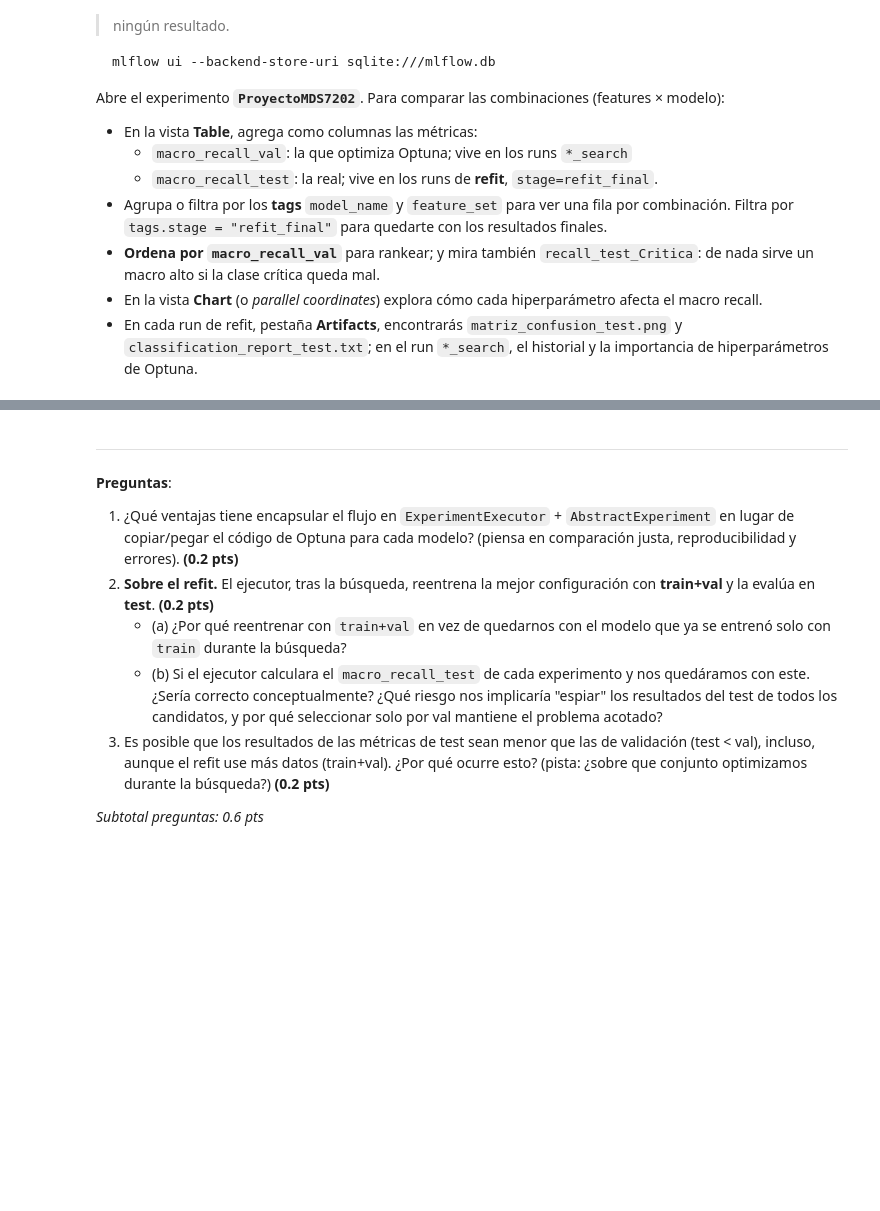
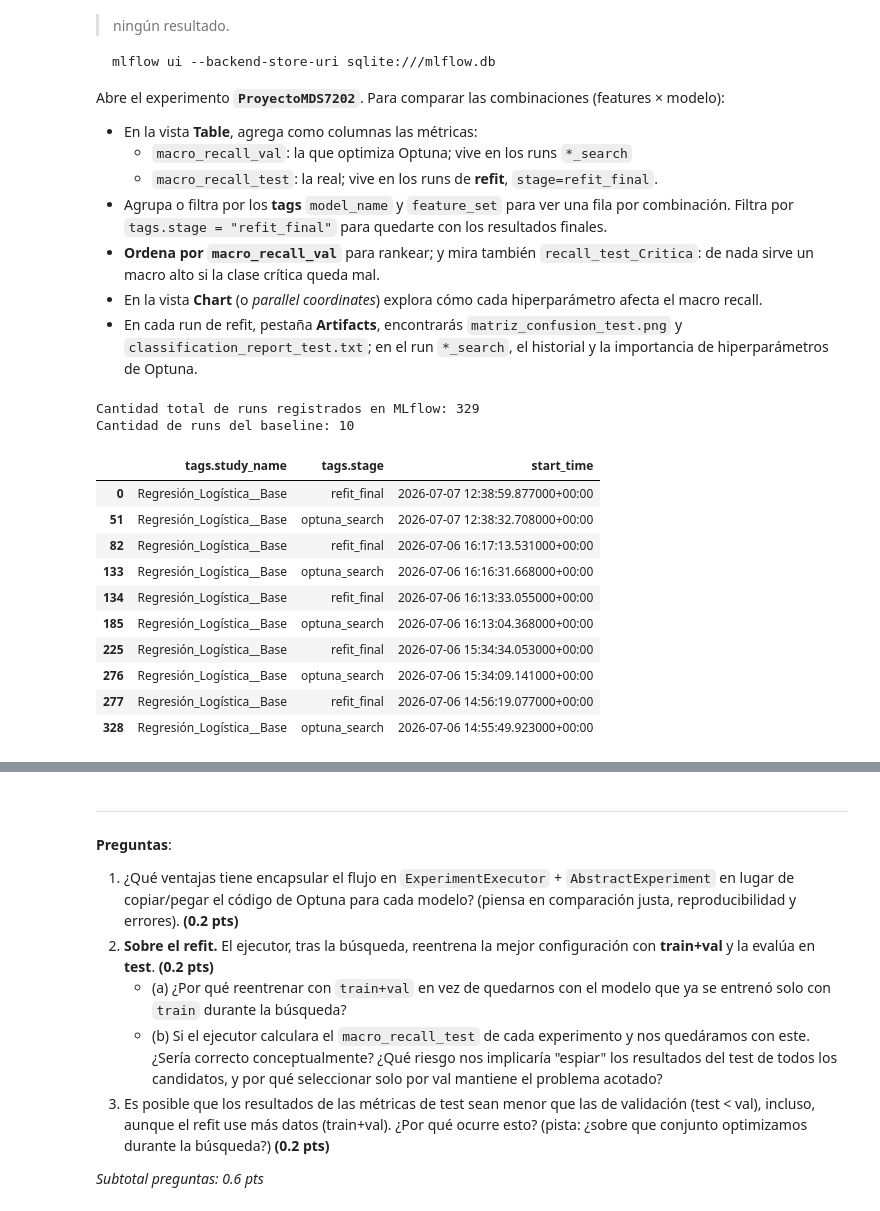
Before and after one commit to cadaeic628/MDS7202, a Jupyter notebook: project/Enunciado_Parte2_Modelo.ipynb, the cells around one changed output, grey strips where cells are left out. Saved outputs shown, nothing was run; the diff lists cells and outputs as text; code cells hidden in the pictures; blank space fills up the shorter version.

```diff
--- a/project/Enunciado_Parte2_Modelo.ipynb
+++ b/project/Enunciado_Parte2_Modelo.ipynb
@@ -656,3 +706,34 @@ Abre el experimento **`ProyectoMDS7202`**. Para comparar las combinaciones (feat
 - **Ordena por `macro_recall_val`** para rankear; y mira también `recall_test_Critica`: de nada sirve un macro alto si la clase crítica queda mal.
 - En la vista **Chart** (o *parallel coordinates*) explora cómo cada hiperparámetro afecta el macro recall.
 - En cada run de refit, pestaña **Artifacts**, encontrarás `matriz_confusion_test.png` y `classification_report_test.txt`; en el run `*_search`, el historial y la importancia de hiperparámetros de Optuna.
+# %%
+import mlflow
+import pandas as pd
+
+mlflow.set_tracking_uri("sqlite:///mlflow.db")
+mlflow.set_experiment("ProyectoMDS7202")
+
+runs = mlflow.search_runs(experiment_names=["ProyectoMDS7202"])
+
+baseline_name = "Regresión_Logística__Base"
+
+runs_baseline = runs[runs["tags.study_name"] == baseline_name].copy()
+
+print("Cantidad total de runs registrados en MLflow:", len(runs))
+print("Cantidad de runs del baseline:", len(runs_baseline))
+
+runs_baseline[["tags.study_name", "tags.stage", "start_time"]]
+# %% [output]
+Cantidad total de runs registrados en MLflow: 329
+Cantidad de runs del baseline: 10
+|  | tags.study_name | tags.stage | start_time |
+| 0 | Regresión_Logística__Base | refit_final | 2026-07-07 12:38:59.877000+00:00 |
+| 51 | Regresión_Logística__Base | optuna_search | 2026-07-07 12:38:32.708000+00:00 |
+| 82 | Regresión_Logística__Base | refit_final | 2026-07-06 16:17:13.531000+00:00 |
+| 133 | Regresión_Logística__Base | optuna_search | 2026-07-06 16:16:31.668000+00:00 |
+| 134 | Regresión_Logística__Base | refit_final | 2026-07-06 16:13:33.055000+00:00 |
+| 185 | Regresión_Logística__Base | optuna_search | 2026-07-06 16:13:04.368000+00:00 |
+| 225 | Regresión_Logística__Base | refit_final | 2026-07-06 15:34:34.053000+00:00 |
+| 276 | Regresión_Logística__Base | optuna_search | 2026-07-06 15:34:09.141000+00:00 |
+| 277 | Regresión_Logística__Base | refit_final | 2026-07-06 14:56:19.077000+00:00 |
+| 328 | Regresión_Logística__Base | optuna_search | 2026-07-06 14:55:49.923000+00:00 |
```
Also changed, not shown: parts of 19 cells of this notebook, 1 other file.
